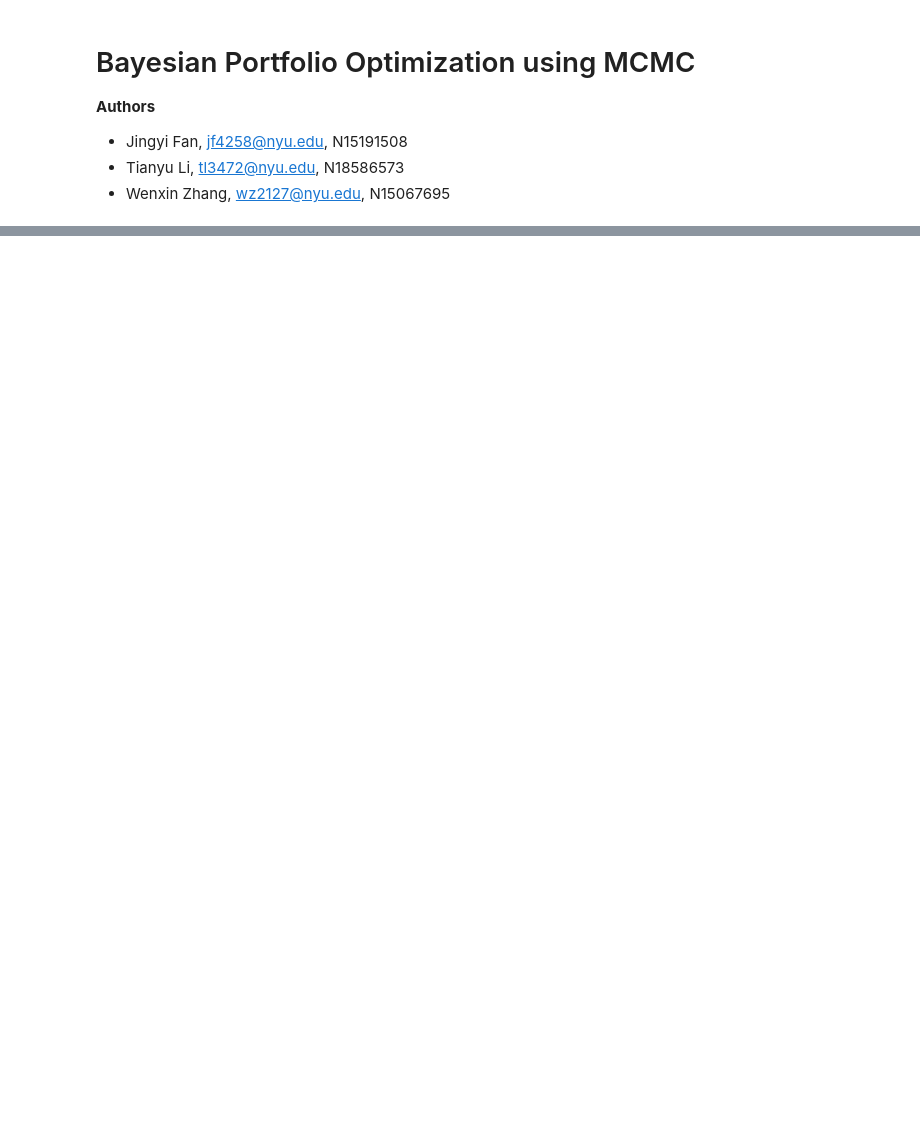
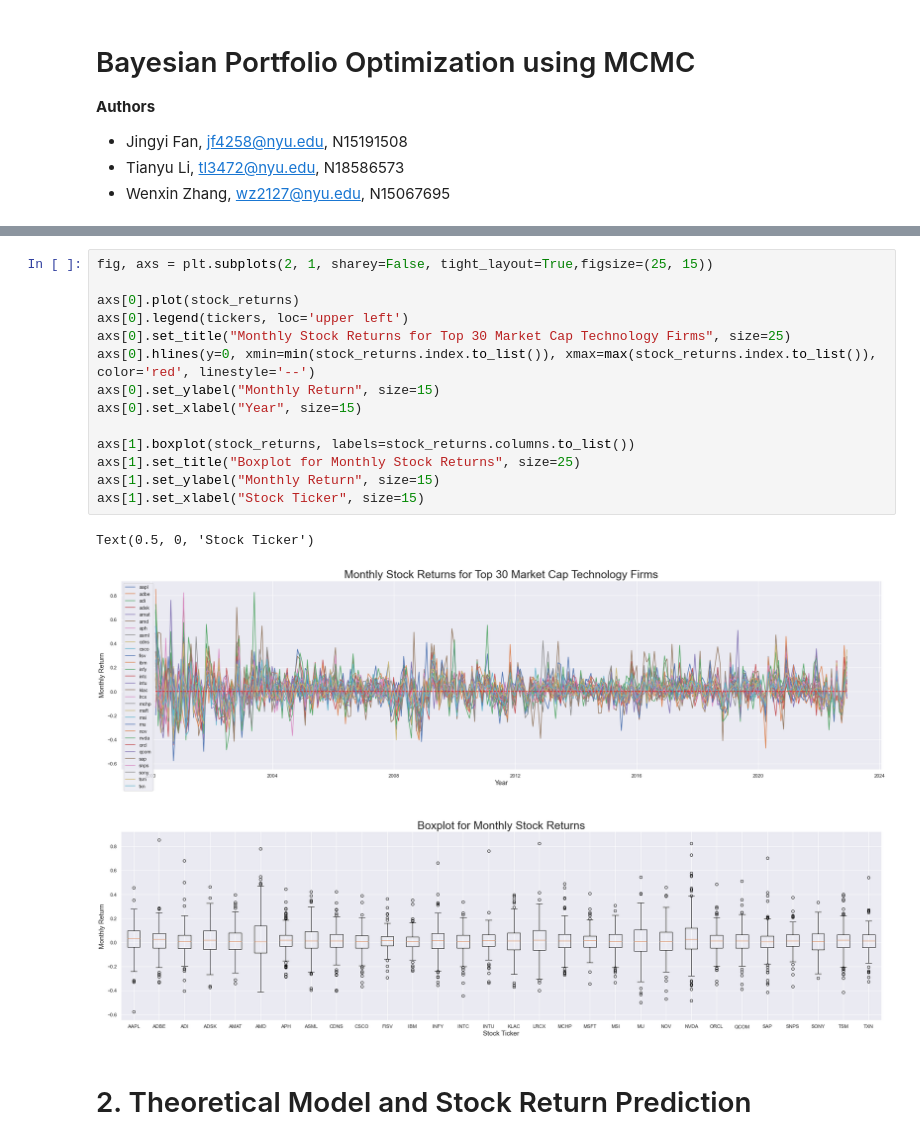
Before and after one commit to tl3472/GA4002-FinalProject, a Jupyter notebook: Fan-Li-Zhang-MCMC.ipynb, the cells around one changed output, grey strips where cells are left out. Drawn from its saved outputs; the diff is of its cells as text; blank space fills up the shorter version.

```diff
--- a/Fan-Li-Zhang-MCMC.ipynb
+++ b/Fan-Li-Zhang-MCMC.ipynb
@@ -255,0 +211,19 @@ pre_ret
+# %%
+fig, axs = plt.subplots(2, 1, sharey=False, tight_layout=True,figsize=(25, 15))
+
+axs[0].plot(stock_returns)
+axs[0].legend(tickers, loc='upper left')
+axs[0].set_title("Monthly Stock Returns for Top 30 Market Cap Technology Firms", size=25)
+axs[0].hlines(y=0, xmin=min(stock_returns.index.to_list()), xmax=max(stock_returns.index.to_list()), color='red', linestyle='--')
+axs[0].set_ylabel("Monthly Return", size=15)
+axs[0].set_xlabel("Year", size=15)
+
+axs[1].boxplot(stock_returns, labels=stock_returns.columns.to_list())
+axs[1].set_title("Boxplot for Monthly Stock Returns", size=25)
+axs[1].set_ylabel("Monthly Return", size=15)
+axs[1].set_xlabel("Stock Ticker", size=15)
+# %% [output]
+Text(0.5, 0, 'Stock Ticker')
+[figure, added]
+# %% [markdown]
+# 2. Theoretical Model and Stock Return Prediction
```
Also changed, not shown: parts of 109 cells of this notebook.
